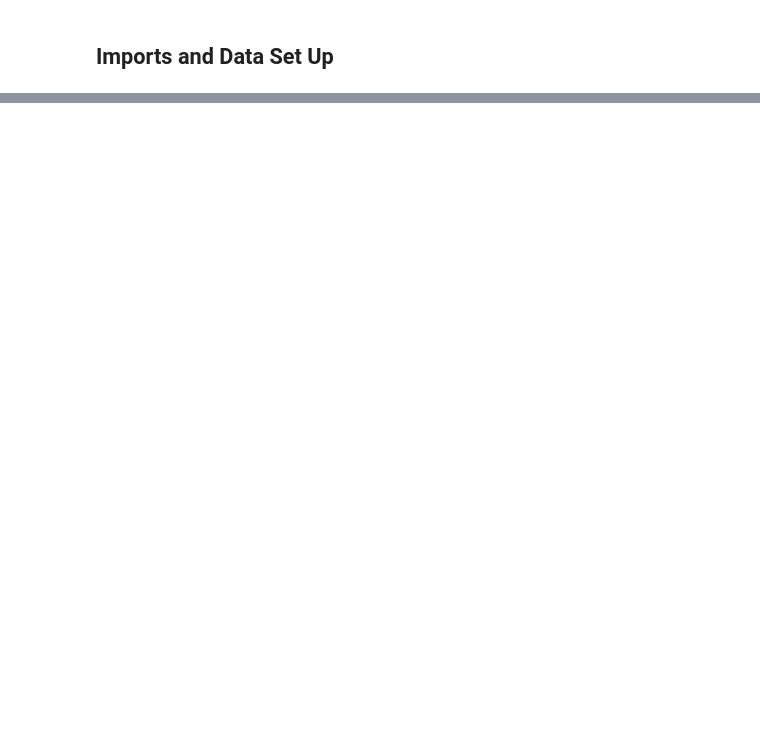
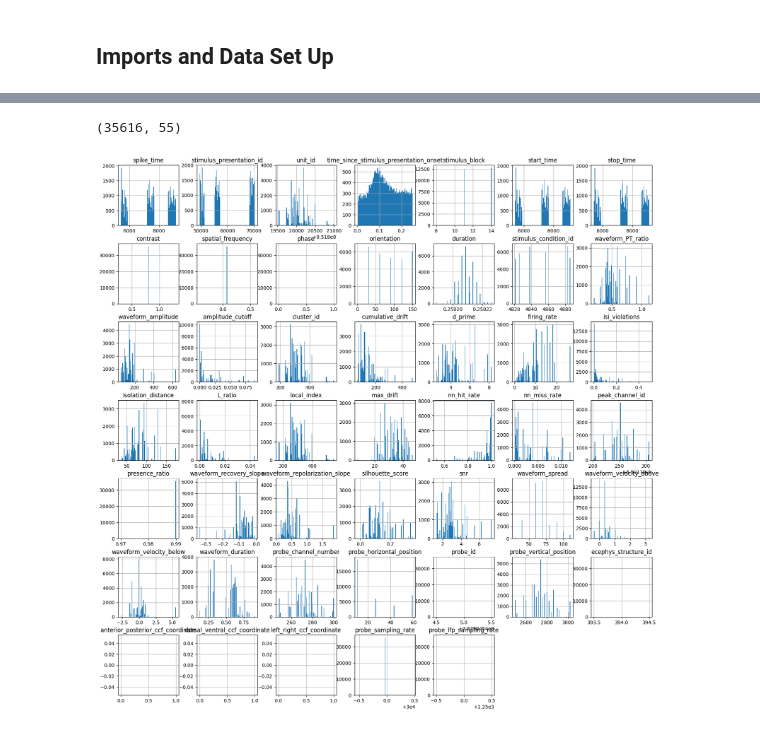
Before and after one commit to tebe-nigrelli/MMN-Group-Project, a Jupyter notebook: code utilities.ipynb, the cells around one changed output, grey strips where cells are left out. Cells and saved outputs as stored; diff of their text form; code cells hidden in the pictures; blank space fills up the shorter version.

```diff
--- a/code utilities.ipynb
+++ b/code utilities.ipynb
@@ -2,11 +2,11 @@
 ## Imports and Data Set Up
 # %%
 import os
+import pandas as pd
 import numpy as np
-import pandas as pd
 import matplotlib.pyplot as plt
+import tqdm
 import matplotlib
-import tqdm
 from allensdk.brain_observatory.ecephys.ecephys_project_cache import EcephysProjectCache
 
 data_dir = "./allendata"
@@ -15,7 +15,7 @@ df_file = data_dir + "/" + "df.csv"
 manifest_path = os.path.join(data_dir, "manifest.json")
 cache = EcephysProjectCache.from_warehouse(manifest=manifest_path)
 
-def get_dataset(session_number:int, stimulus: str, cortex:str):
+def get_dataset(session_number:int, stimulus: str, cortex:str) -> pd.DataFrame:
     session = cache.get_session_data(session_number)
     table = session.get_stimulus_table(stimulus)
     partial_ids = session.units[session.units["ecephys_structure_acronym"] == cortex]
@@ -29,4 +29,6 @@ def get_dataset(session_number:int, stimulus: str, cortex:str):
 
 # df = get_dataset(750332458, "static_gratings", "VISam")
 # df.to_csv(df_file)
-# df = pd.read_csv(df_file)
+df = pd.read_csv(df_file)
+
+df.shape
@@ -32,0 +58,9 @@ def get_dataset(session_number:int, stimulus: str, cortex:str):
+# %%
+df_eight = df[(df['spatial_frequency'] == np.float64(0.08)) & (df['phase']==np.float64(0.5))]
+df_eight.shape
+# %% [output]
+(35616, 55)
+# %%
+fig = df_eight.hist(figsize=(20,20), bins=100)
+# %% [output]
+[figure, added]
```
Also changed, not shown: parts of 5 cells of this notebook.
